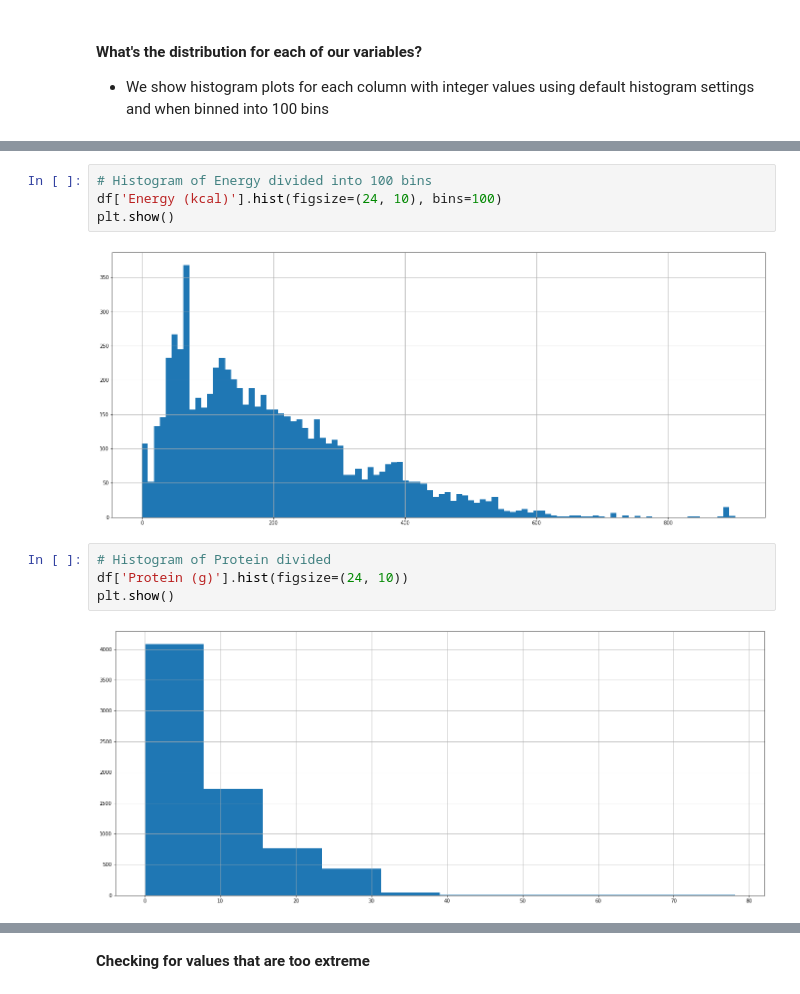
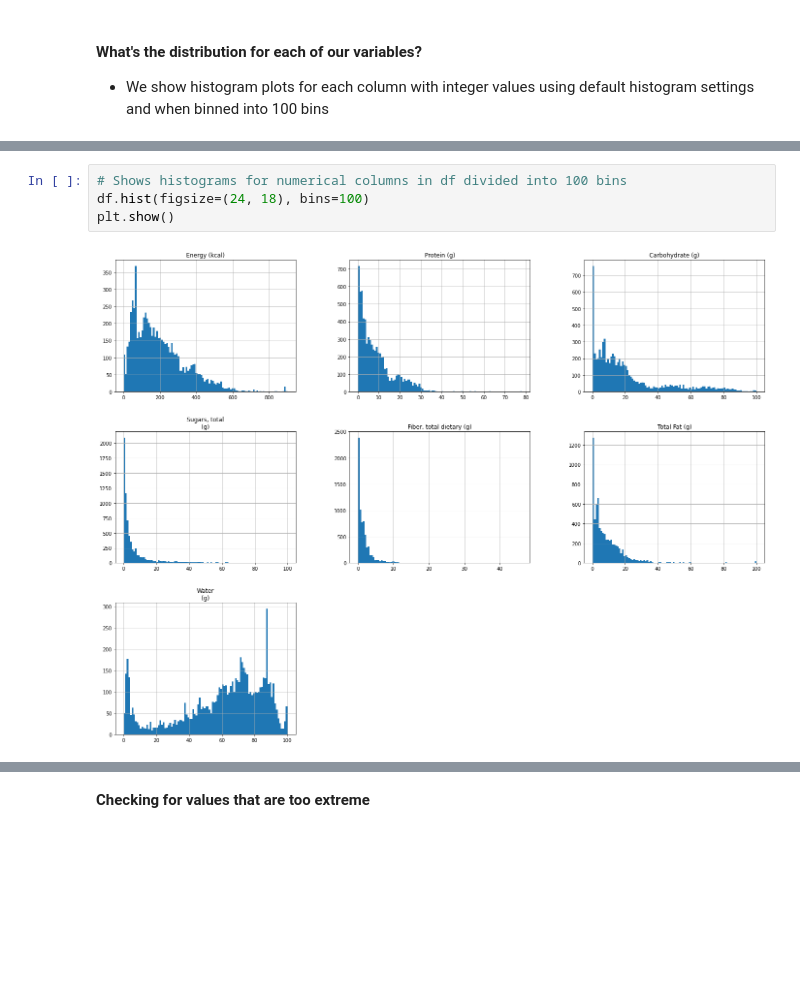
Before and after one commit to Jason-R-Turner/food-nutrient-clustering-project, a Jupyter notebook: final_report_food_project.ipynb, the cells around one changed output, grey strips where cells are left out. Cells and saved outputs as stored; diff of their text form; blank space fills up the shorter version.

```diff
--- a/final_report_food_project.ipynb
+++ b/final_report_food_project.ipynb
@@ -124,12 +132,6 @@ plt.show()
 # %%
-# Histogram of Energy divided into 100 bins
-df['Energy (kcal)'].hist(figsize=(24, 10), bins=100)
+# Shows histograms for numerical columns in df divided into 100 bins
+df.hist(figsize=(24, 18), bins=100)
 plt.show()
 # %% [output]
-[figure, old version]
+[figure, new version]
-# %%
-# Histogram of Protein divided
-df['Protein (g)'].hist(figsize=(24, 10))
-plt.show()
-# %% [output]
-[figure, removed]
```
Also changed, not shown: parts of 78 cells of this notebook, 1 other file.
